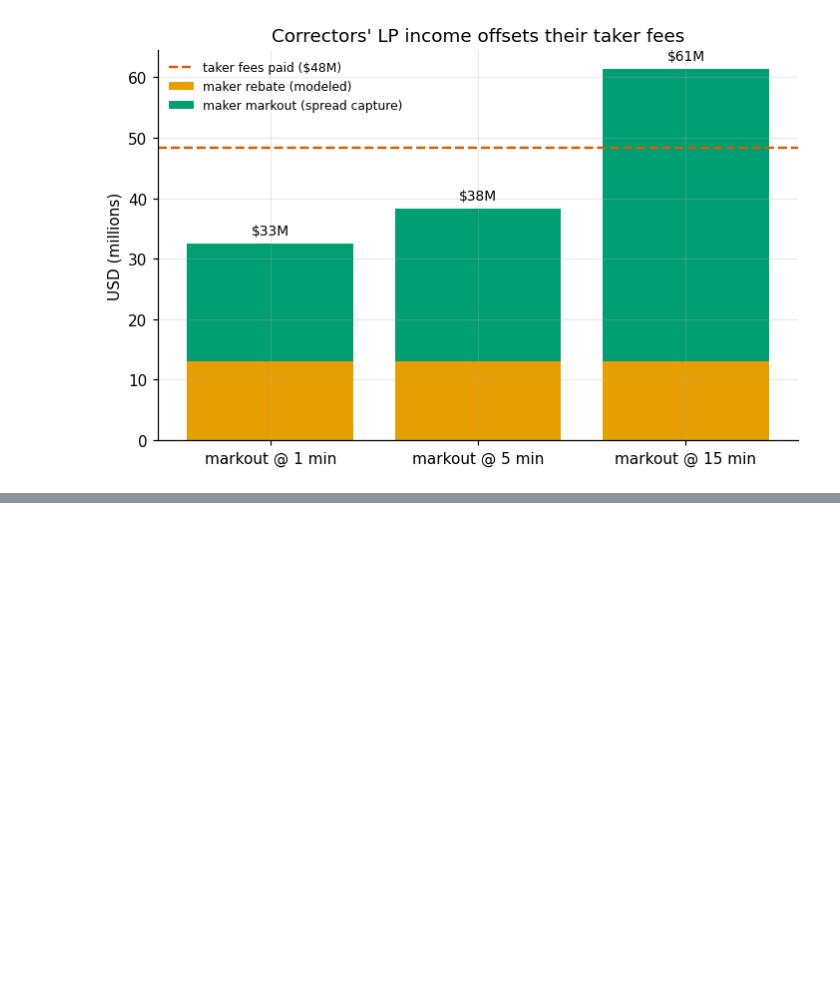
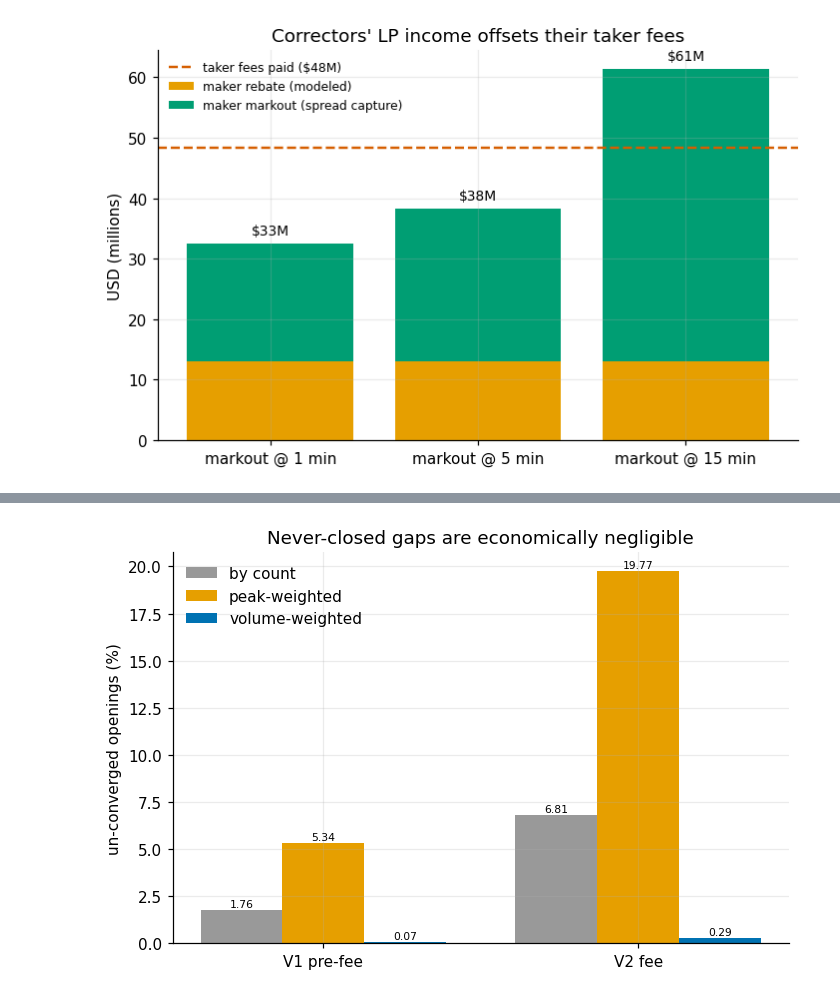
Before and after one commit to SoweluAvanzo/intelliFi_anomaly_detection, a Jupyter notebook: notebooks/fee_effects.ipynb, the cells around one changed output, grey strips where cells are left out. Saved outputs shown, nothing was run; the diff lists cells and outputs as text; code cells hidden in the pictures; blank space fills up the shorter version.

```diff
--- a/notebooks/fee_effects.ipynb
+++ b/notebooks/fee_effects.ipynb
@@ -179,0 +200,4 @@ F.fig_rq2_lp_economics()
+# %%
+F.fig_unconverged_rate()
+# %% [output]
+[figure, added]
```
Also changed, not shown: parts of 8 cells of this notebook, 10 other files.
